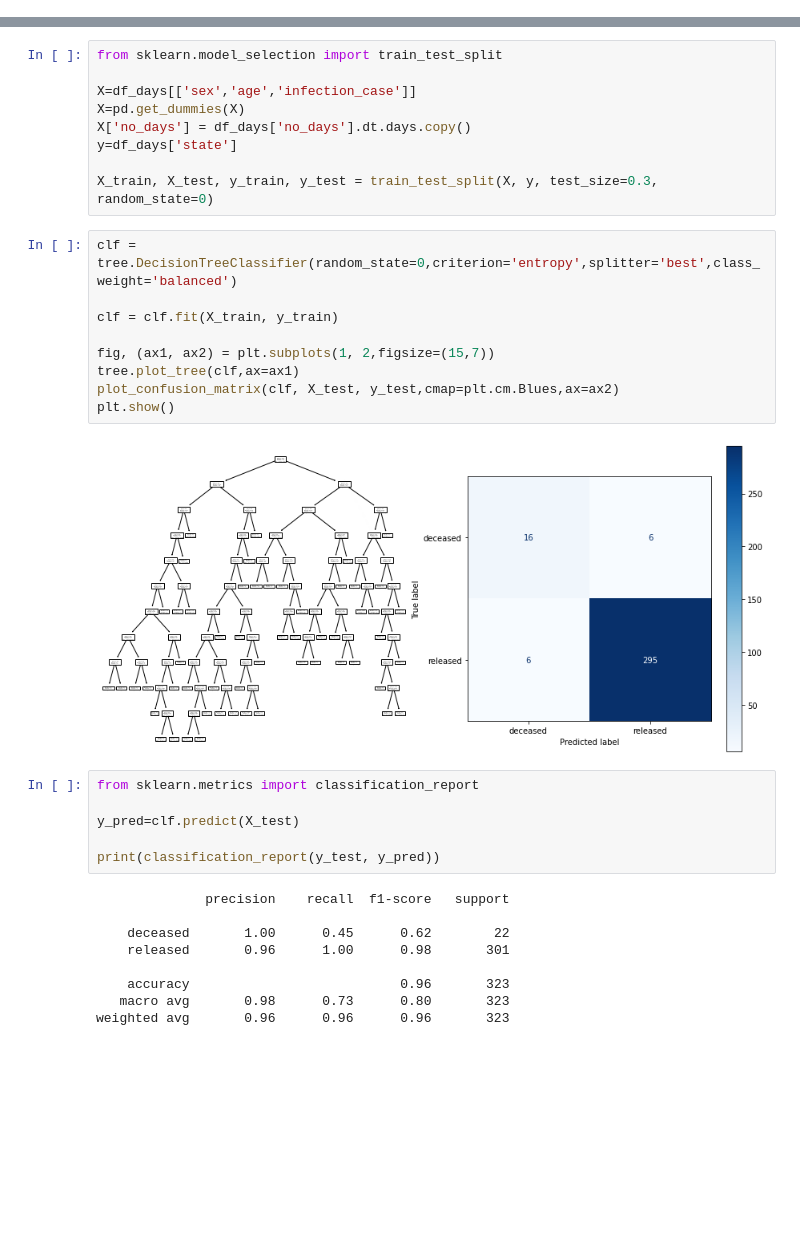
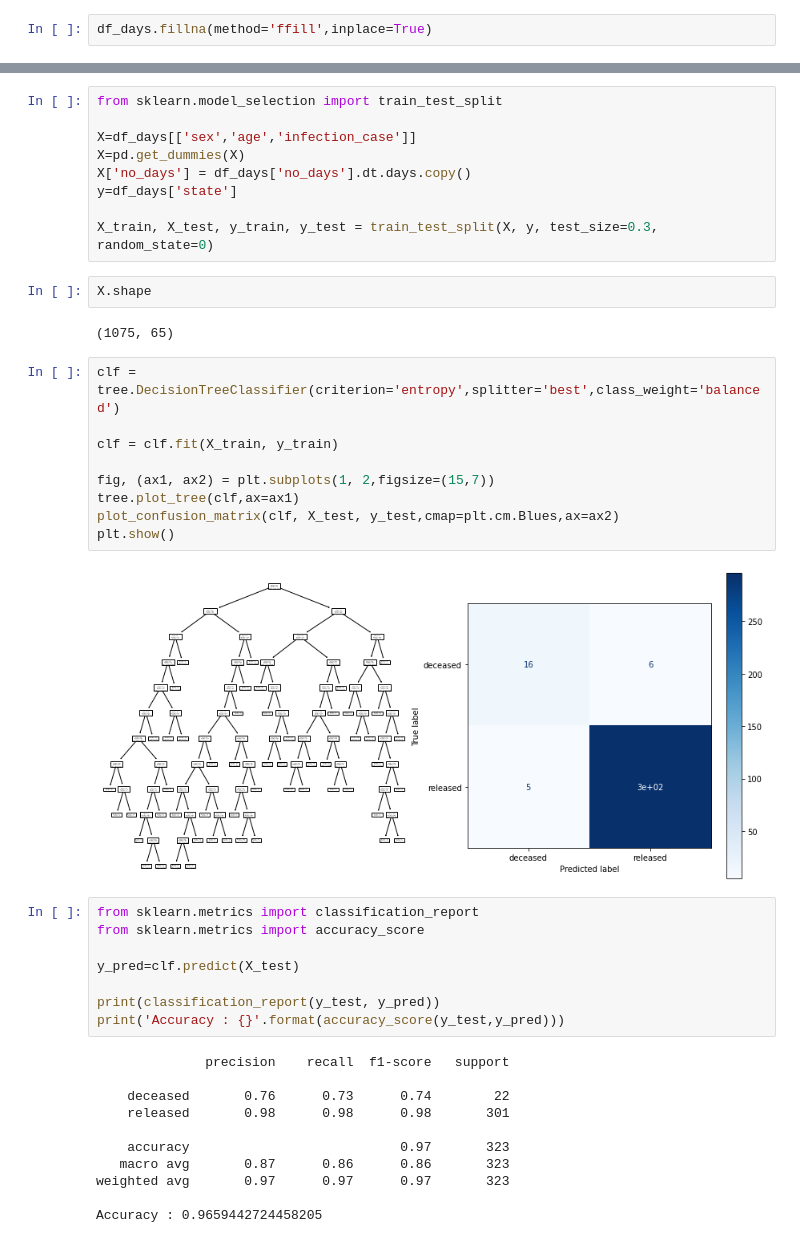
Before and after one commit to sherna90/mineria_datos, a Jupyter notebook: 5.-arboles.ipynb, the cells around one changed output, grey strips where cells are left out. Saved outputs shown, nothing was run; the diff lists cells and outputs as text; blank space fills up the shorter version.

```diff
--- a/5.-arboles.ipynb
+++ b/5.-arboles.ipynb
@@ -123,6 +147,8 @@ infection_case    0
 state             0
 no_days           0
 dtype: int64
+# %%
+df_days.fillna(method='ffill',inplace=True)
 # %% [markdown]
 # Arbol de Clasificacion
 # %%
@@ -134,29 +160,37 @@ X['no_days'] = df_days['no_days'].dt.days.copy()
 y=df_days['state']
 
 X_train, X_test, y_train, y_test = train_test_split(X, y, test_size=0.3, random_state=0)
+# %%
+X.shape
+# %% [output]
+(1075, 65)
 # %%
-clf = tree.DecisionTreeClassifier(random_state=0,criterion='entropy',splitter='best',class_weight='balanced')
+clf = tree.DecisionTreeClassifier(criterion='entropy',splitter='best',class_weight='balanced')
 
 clf = clf.fit(X_train, y_train)
 
 fig, (ax1, ax2) = plt.subplots(1, 2,figsize=(15,7))
 tree.plot_tree(clf,ax=ax1)
 plot_confusion_matrix(clf, X_test, y_test,cmap=plt.cm.Blues,ax=ax2)
 plt.show()
 # %% [output]
-[figure, old version]
+[figure, new version]
 # %%
 from sklearn.metrics import classification_report
+from sklearn.metrics import accuracy_score
 
 y_pred=clf.predict(X_test)
 
 print(classification_report(y_test, y_pred))
+print('Accuracy : {}'.format(accuracy_score(y_test,y_pred)))
 # %% [output]
               precision    recall  f1-score   support
 
-    deceased       1.00      0.45      0.62        22
-    released       0.96      1.00      0.98       301
+    deceased       0.76      0.73      0.74        22
+    released       0.98      0.98      0.98       301
 
-    accuracy                           0.96       323
-   macro avg       0.98      0.73      0.80       323
-weighted avg       0.96      0.96      0.96       323
+    accuracy                           0.97       323
+   macro avg       0.87      0.86      0.86       323
+weighted avg       0.97      0.97      0.97       323
+
+Accuracy : 0.9659442724458205
```
Also changed, not shown: parts of 10 cells of this notebook.
